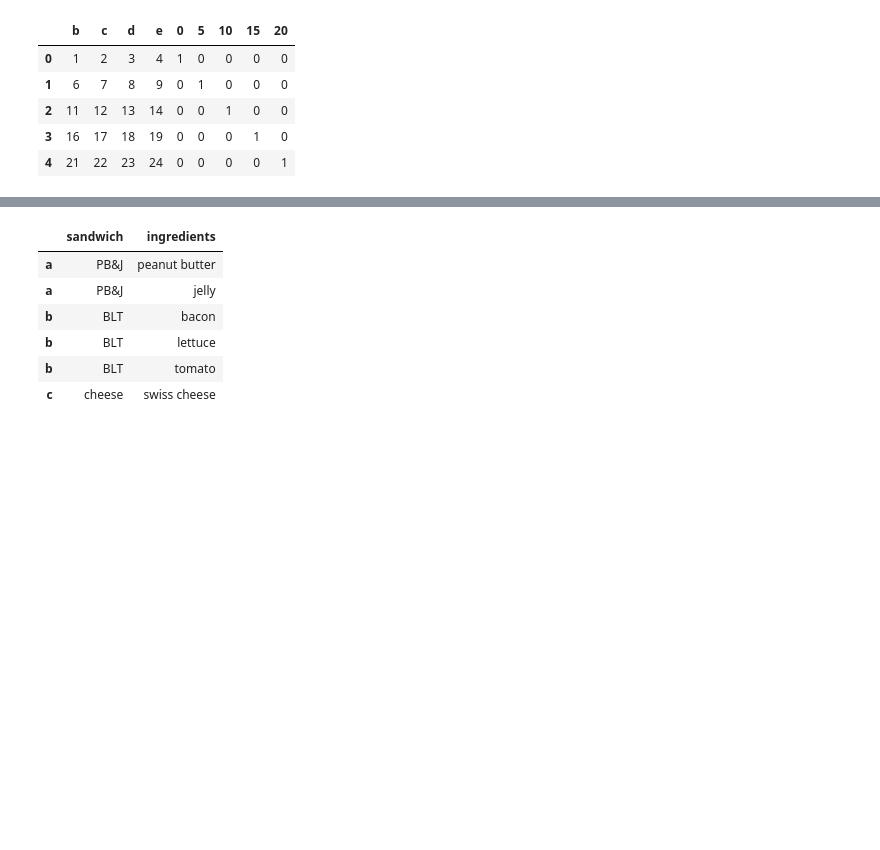
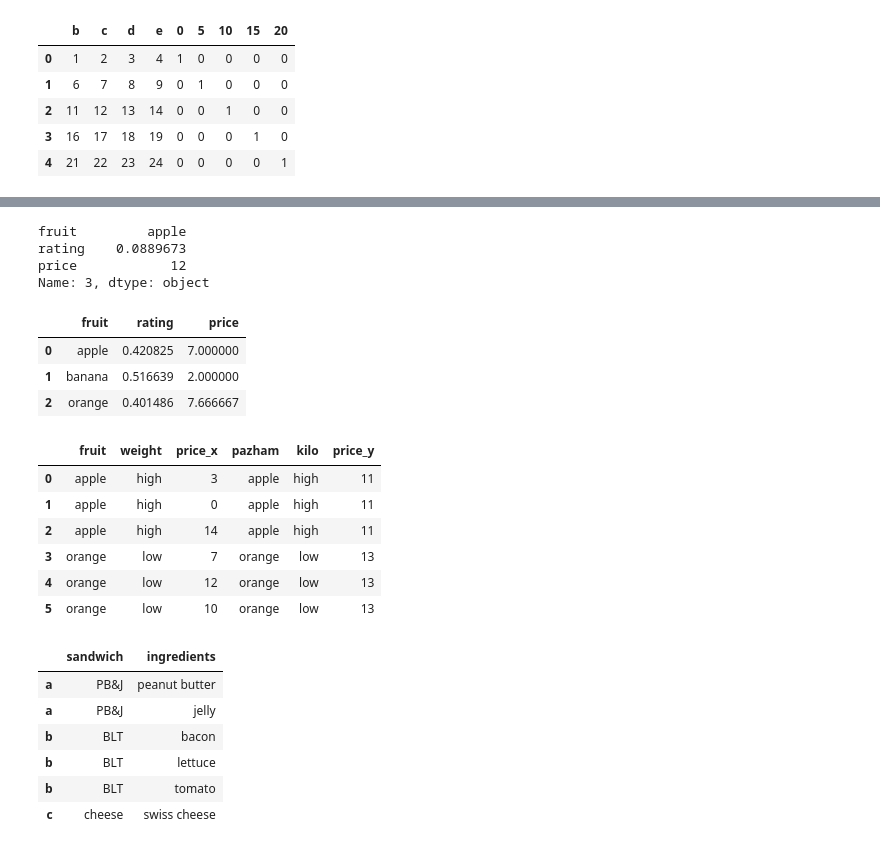
Before and after one commit to YLTsai0609/pandas_101, a Jupyter notebook: notebook.ipynb, the cells around one changed output, grey strips where cells are left out. Saved outputs shown, nothing was run; the diff lists cells and outputs as text; code cells hidden in the pictures; blank space fills up the shorter version.

```diff
--- a/notebook.ipynb
+++ b/notebook.ipynb
@@ -1382,3 +1408,59 @@ df
+# %%
+# 68. How to get the n’th largest value of a column when grouped by another column?
+# Difficulty Level: L2
+df = pd.DataFrame({'fruit': ['apple', 'banana', 'orange'] * 3,
+                   'rating': np.random.rand(9),
+                   'price': np.random.randint(0, 15, 9)})
+
+df_apple = df.groupby(['fruit']).get_group('apple')
+df_apple.sort_values(by='rating', ascending=False).iloc[1]
+# %% [output]
+fruit         apple
+rating    0.0889673
+price            12
+Name: 3, dtype: object
+# %%
+# 69. How to compute grouped mean on pandas dataframe and keep the grouped column as another column (not index)?
+# Difficulty Level: L1
+
+# In df, Compute the mean price of every fruit, while keeping the fruit as another column instead of an index.
+
+df = pd.DataFrame({'fruit': ['apple', 'banana', 'orange'] * 3,
+                   'rating': np.random.rand(9),
+                   'price': np.random.randint(0, 15, 9)})
+
+df.groupby('fruit', as_index=False).mean()
+# %% [output]
+|  | fruit | rating | price |
+| 0 | apple | 0.420825 | 7.000000 |
+| 1 | banana | 0.516639 | 2.000000 |
+| 2 | orange | 0.401486 | 7.666667 |
+# %%
+# 70. How to join two dataframes by 2 columns so they have only the common rows?
+# Difficulty Level: L2
+
+# Join dataframes df1 and df2 by ‘fruit-pazham’ and ‘weight-kilo’.
+
+
+df1 = pd.DataFrame({'fruit': ['apple', 'banana', 'orange'] * 3,
+                    'weight': ['high', 'medium', 'low'] * 3,
+                    'price': np.random.randint(0, 15, 9)})
+
+df2 = pd.DataFrame({'pazham': ['apple', 'orange', 'pine'] * 2,
+                    'kilo': ['high', 'low'] * 3,
+                    'price': np.random.randint(0, 15, 6)})
+
+pd.merge(df1, df2, left_on = ['fruit','weight'],
+                    right_on = ['pazham','kilo'],
+                    how = 'inner')
+# %% [output]
+|  | fruit | weight | price_x | pazham | kilo | price_y |
+| 0 | apple | high | 3 | apple | high | 11 |
+| 1 | apple | high | 0 | apple | high | 11 |
+| 2 | apple | high | 14 | apple | high | 11 |
+| 3 | orange | low | 7 | orange | low | 13 |
+| 4 | orange | low | 12 | orange | low | 13 |
+| 5 | orange | low | 10 | orange | low | 13 |
 # %%
 # pandas tricks from Kevin Markham
 # Does your Series contain lists of itrms?
```
Also changed, not shown: parts of 30 cells of this notebook, 1 other file.
